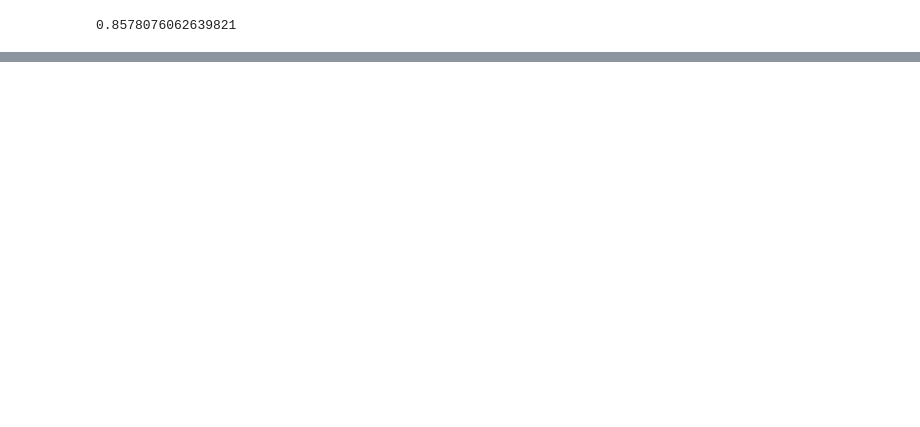
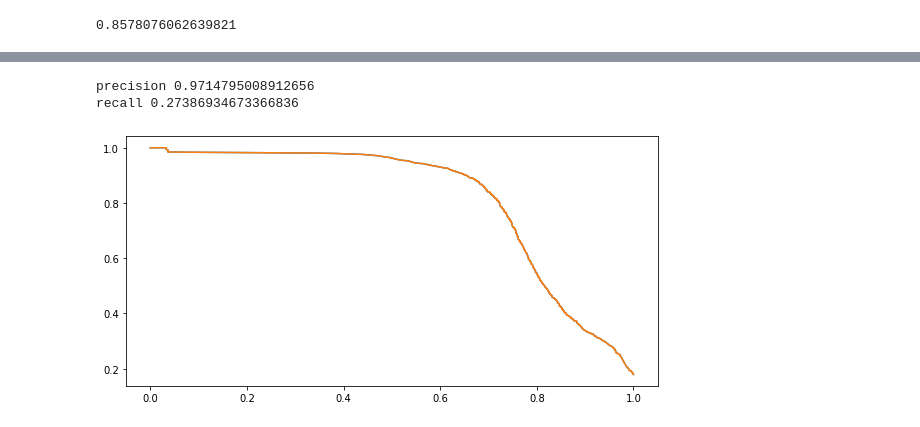
Before and after one commit to afflint/inforet, a Jupyter notebook: 2021-22/tweet-search.ipynb, the cells around one changed output, grey strips where cells are left out. Cells and saved outputs as stored; diff of their text form; code cells hidden in the pictures; blank space fills up the shorter version.

Commit message:
Rocchio algorithm and relevance feedback

```diff
--- a/2021-22/tweet-search.ipynb
+++ b/2021-22/tweet-search.ipynb
@@ -351,0 +506,2 @@ Hong Kong is responding to fears of animal-to-human coronavirus transmission: Mo
+# %%
+rout = rocchio_search(nquery)
@@ -351,0 +529,6 @@ Hong Kong is responding to fears of animal-to-human coronavirus transmission: Mo
+# %%
+print('precision', TP / (TP + FP))
+print('recall', TP / (TP + FN))
+# %% [output]
+precision 0.9714795008912656
+recall 0.27386934673366836
@@ -351,0 +537,17 @@ Hong Kong is responding to fears of animal-to-human coronavirus transmission: Mo
+# %%
+rO = dict(rout)
+y_rscores = [rO[x] for x, y in search_base]
+# %%
+precision, recall, thresholds = precision_recall_curve(y_true, y_rscores)
+# %%
+rec = list(sorted(recall, key=lambda x: x))
+prec = list(sorted(precision, key=lambda x: -x))
+iprec = [max(prec[i:]) for i in range(len(prec))]
+# %%
+fig, ax = plt.subplots(figsize=(8, 4))
+ax.plot(rec, prec)
+ax.plot(rec, iprec)
+plt.tight_layout()
+plt.show()
+# %% [output]
+[figure, added]
```
Also changed, not shown: parts of 46 cells of this notebook.
